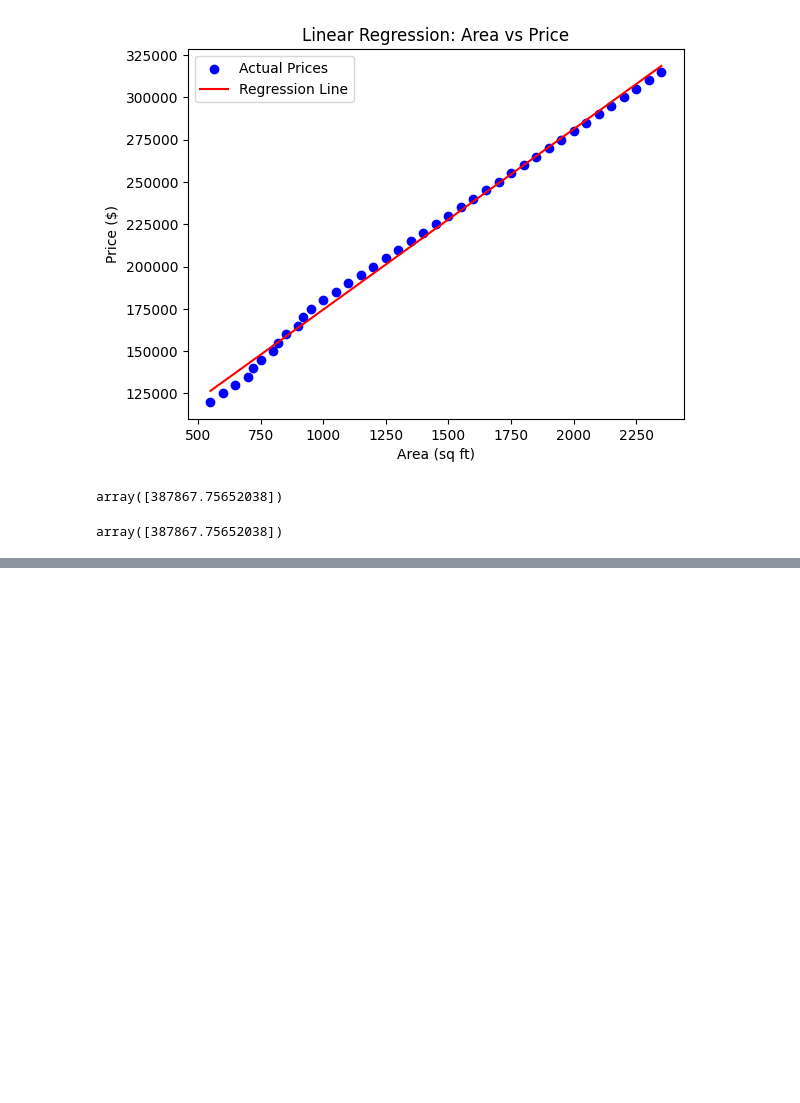
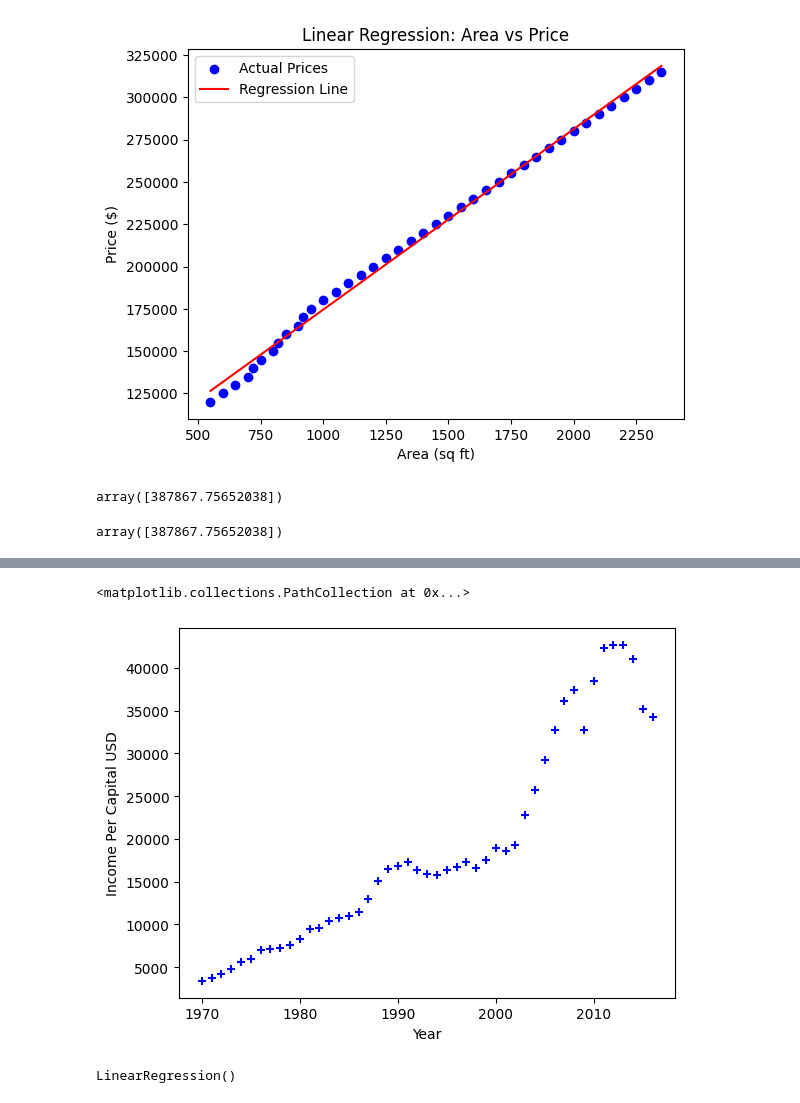
Before and after one commit to afrazk01/Machine-Learning, a Jupyter notebook: linear_regression.ipynb, the cells around one changed output, grey strips where cells are left out. Saved outputs shown, nothing was run; the diff lists cells and outputs as text; code cells hidden in the pictures; blank space fills up the shorter version.

Commit message:
Single feature Linear Regression

```diff
--- a/linear_regression.ipynb
+++ b/linear_regression.ipynb
@@ -61,3 +61,6 @@ def check_pred(x,m,b):
 check_pred(3000,x_,y_)
 # %% [output]
 array([387867.75652038])
+# %%
+data = pd.read_csv("exersise_single_linear_reg.csv")
+data.head()
@@ -63,0 +74,16 @@ array([387867.75652038])
+# %%
+%matplotlib inline
+plt.xlabel("Year")
+plt.ylabel("Income Per Capital USD")
+plt.scatter(data.year,data["per capita income (US$)"], color = 'blue', marker="+")
+# %% [output]
+<matplotlib.collections.PathCollection at 0x...>
+[figure, added]
+# %%
+regr = linear_model.LinearRegression()
+X = data[["year"]]
+y = data['per capita income (US$)']
+
+regr.fit(X,y)
+# %% [output]
+LinearRegression()
```
Also changed, not shown: parts of 3 cells of this notebook, 1 other file.
